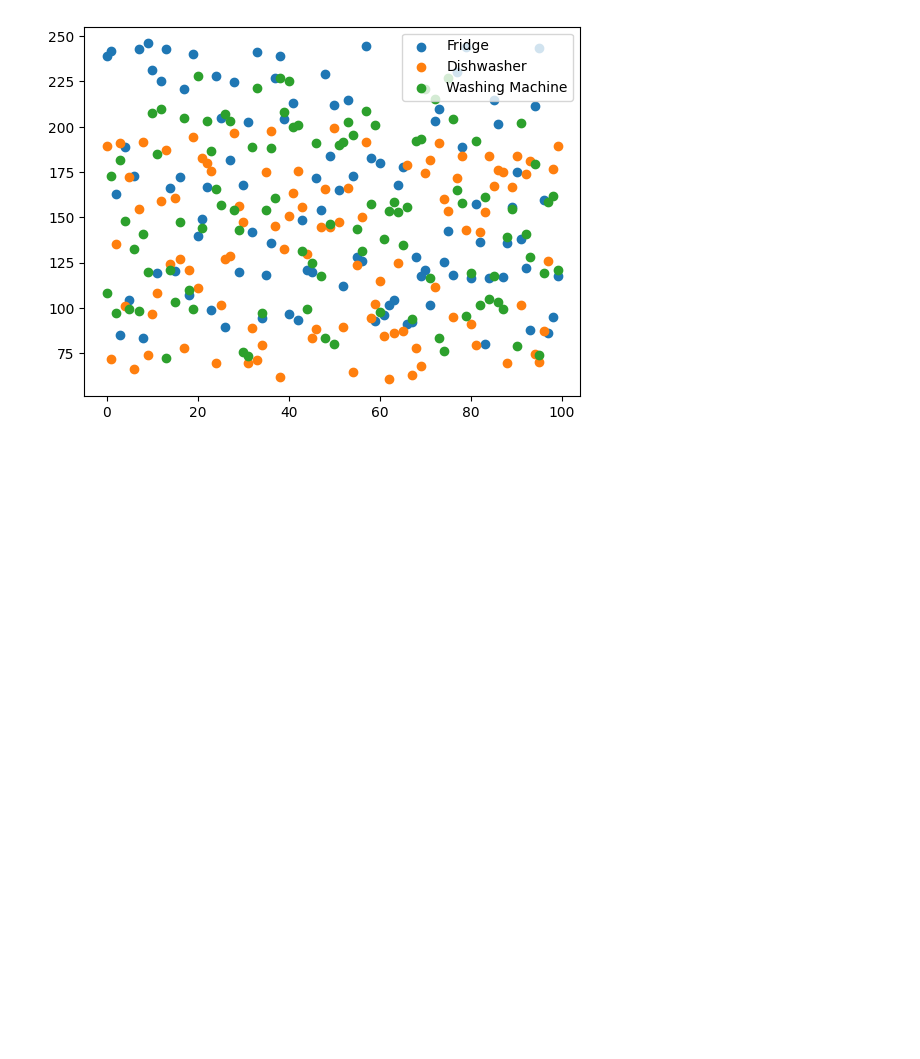
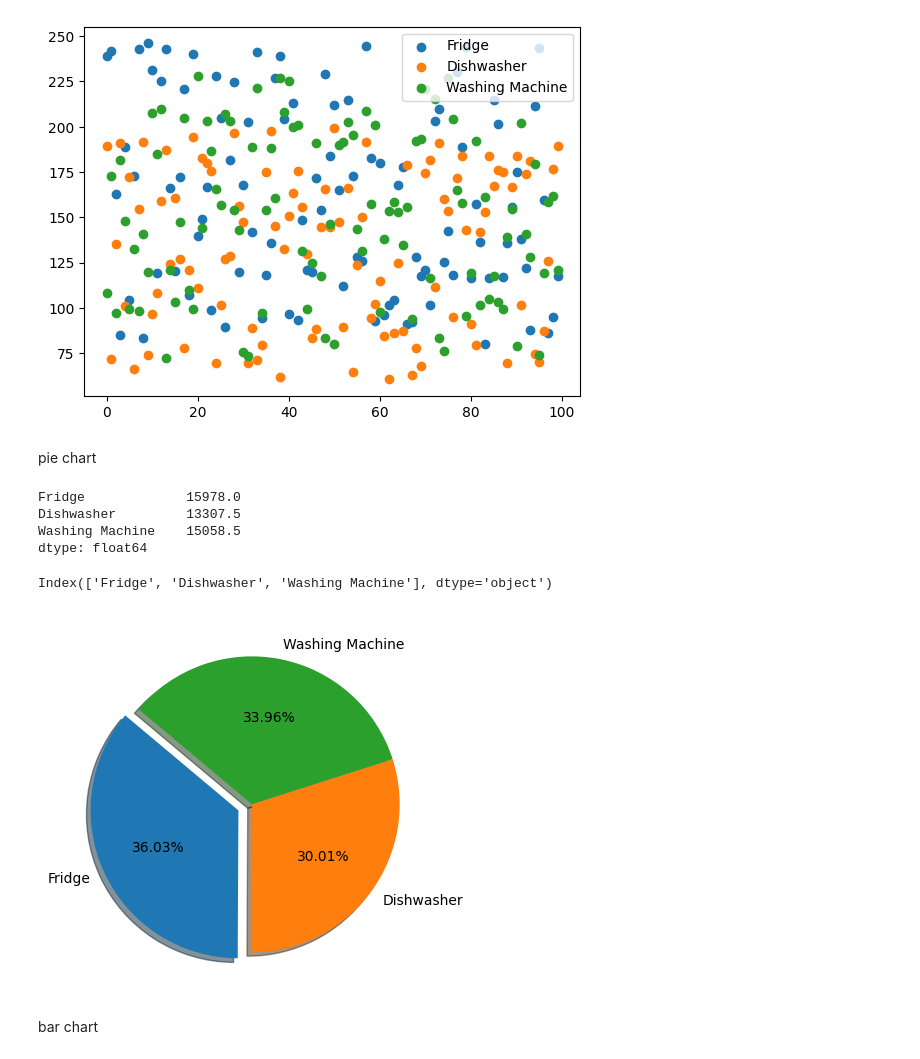
Before and after one commit to predictor450v/python-, a Jupyter notebook: matplotlib/intro.ipynb, the cells around one changed output. Saved outputs shown, nothing was run; the diff lists cells and outputs as text; code cells hidden in the pictures; blank space fills up the shorter version.

Commit message:
pie chart

```diff
--- a/matplotlib/intro.ipynb
+++ b/matplotlib/intro.ipynb
@@ -43,3 +47,24 @@ plt.legend()
 plt.show()
 # %% [output]
 [figure]
+# %% [markdown]
+pie chart
+# %%
+total_sales = df_sales[['Fridge','Dishwasher','Washing Machine']].sum()
+total_sales
+# %% [output]
+Fridge             15978.0
+Dishwasher         13307.5
+Washing Machine    15058.5
+dtype: float64
+# %%
+total_sales.index
+# %% [output]
+Index(['Fridge', 'Dishwasher', 'Washing Machine'], dtype='object')
+# %%
+plt.pie(total_sales,labels=total_sales.index,autopct='%1.2f%%',explode=(0.1,0,0),shadow =True,startangle= 140)
+plt.show()
+# %% [output]
+[figure, added]
+# %% [markdown]
+bar chart
```
Also changed, not shown: parts of 2 cells of this notebook.
